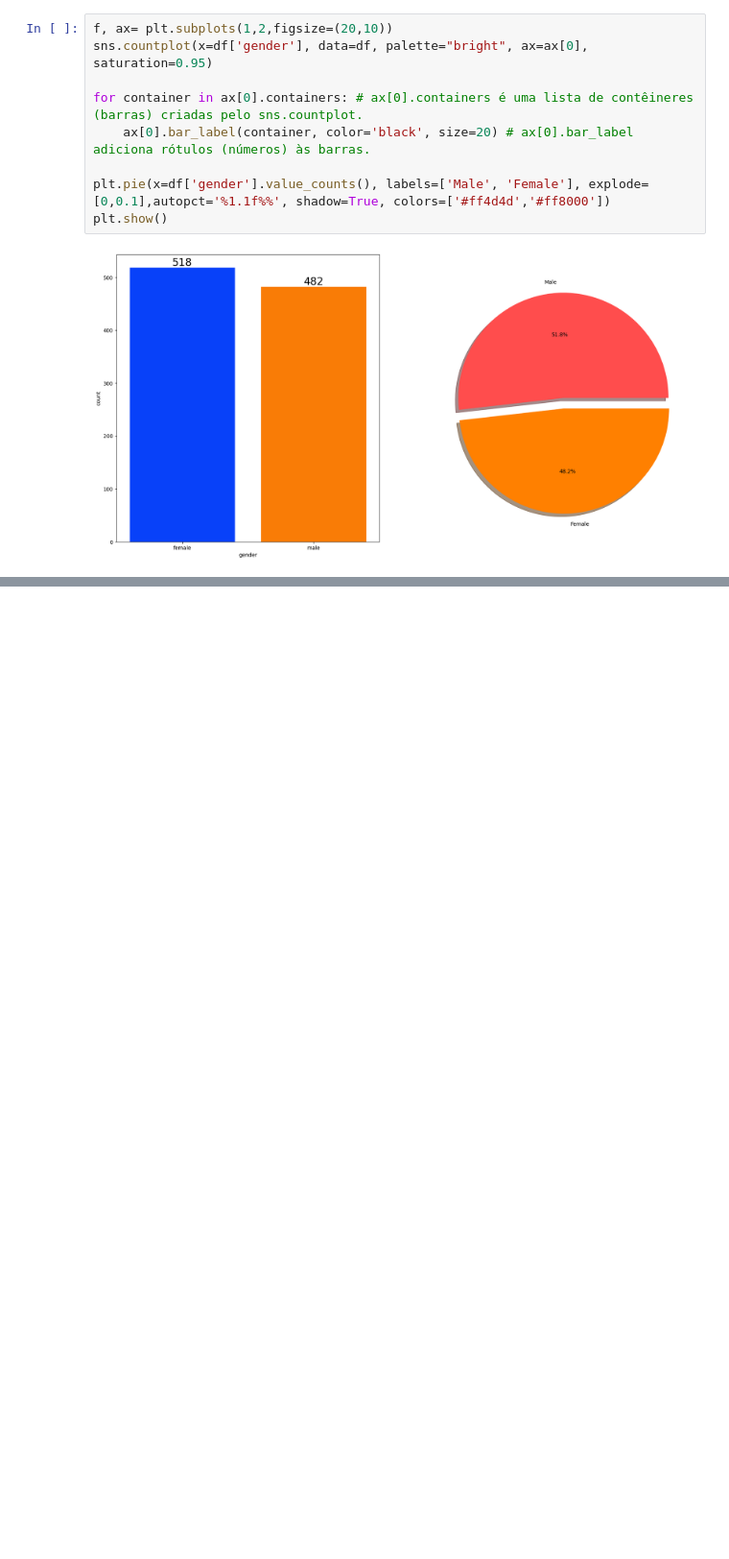
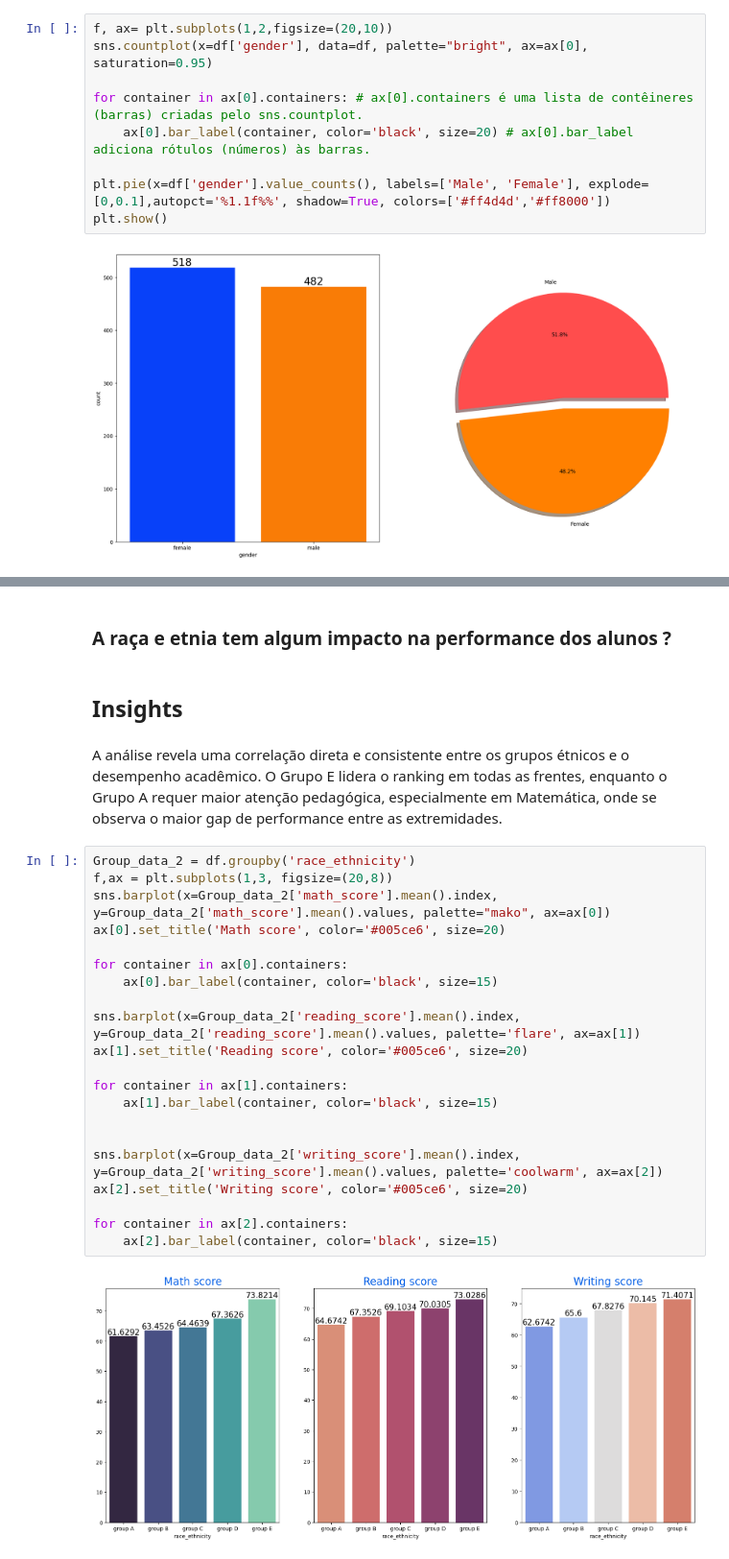
Before and after one commit to Gabrielxdev/ML_Project, a Jupyter notebook: notebook/EDA.ipynb, the cells around one changed output, grey strips where cells are left out. Shown at 96% size. Saved outputs shown, nothing was run; the diff lists cells and outputs as text; blank space fills up the shorter version.

Commit message:
Finalizando e a análise exploratória e qualitativa dos dados

```diff
--- a/notebook/EDA.ipynb
+++ b/notebook/EDA.ipynb
@@ -482,0 +538,29 @@ plt.show()
+# %% [markdown]
+### A raça e etnia tem algum impacto na performance dos alunos ?
+# %% [markdown]
+## Insights
+# %% [markdown]
+A análise revela uma correlação direta e consistente entre os grupos étnicos e o desempenho acadêmico. O Grupo E lidera o ranking em todas as frentes, enquanto o Grupo A requer maior atenção pedagógica, especialmente em Matemática, onde se observa o maior gap de performance entre as extremidades.
+# %%
+Group_data_2 = df.groupby('race_ethnicity')
+f,ax = plt.subplots(1,3, figsize=(20,8))
+sns.barplot(x=Group_data_2['math_score'].mean().index, y=Group_data_2['math_score'].mean().values, palette="mako", ax=ax[0])
+ax[0].set_title('Math score', color='#005ce6', size=20)
+
+for container in ax[0].containers:
+    ax[0].bar_label(container, color='black', size=15)
+
+sns.barplot(x=Group_data_2['reading_score'].mean().index, y=Group_data_2['reading_score'].mean().values, palette='flare', ax=ax[1])
+ax[1].set_title('Reading score', color='#005ce6', size=20)
+
+for container in ax[1].containers:
+    ax[1].bar_label(container, color='black', size=15)
+
+
+sns.barplot(x=Group_data_2['writing_score'].mean().index, y=Group_data_2['writing_score'].mean().values, palette='coolwarm', ax=ax[2])
+ax[2].set_title('Writing score', color='#005ce6', size=20)
+
+for container in ax[2].containers:
+    ax[2].bar_label(container, color='black', size=15)
+# %% [output]
+[figure, added]
```
Also changed, not shown: parts of 19 cells of this notebook.
